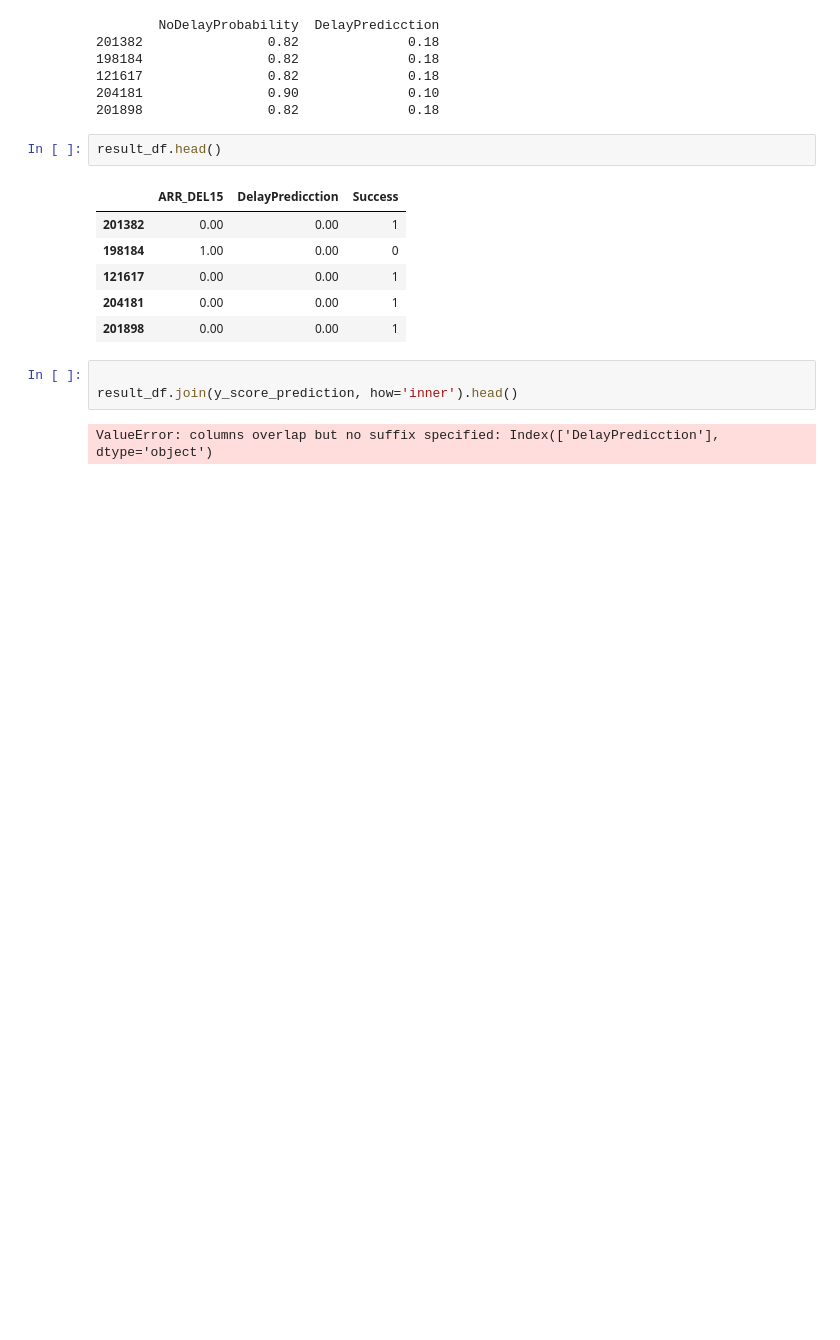
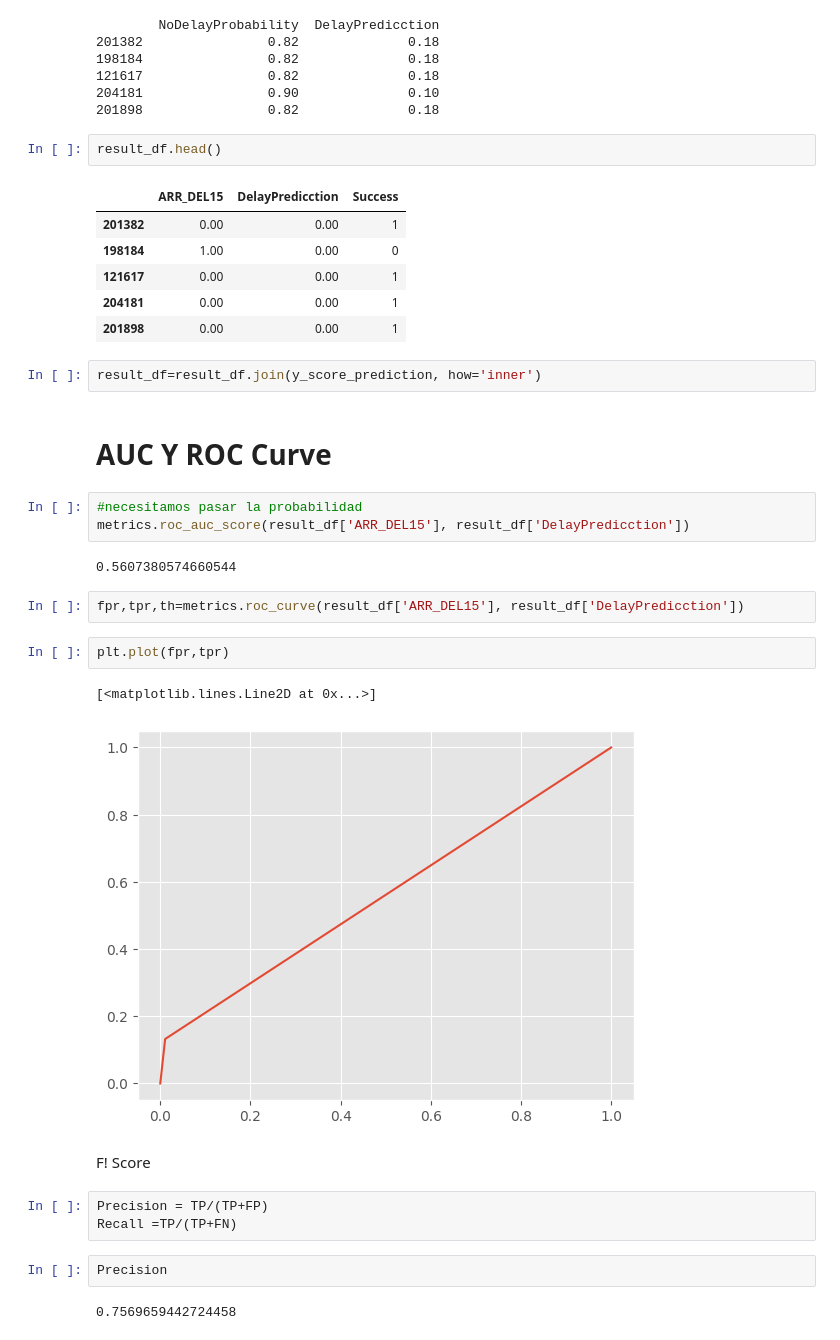
Before and after one commit to KARENCMP82/Python, a Jupyter notebook: Clasificacion_Clase.ipynb, the cells around one changed output. Cells and saved outputs as stored; diff of their text form; blank space fills up the shorter version.

```diff
--- a/Clasificacion_Clase.ipynb
+++ b/Clasificacion_Clase.ipynb
@@ -925,7 +925,27 @@ result_df.head()
 | 204181 | 0.00 | 0.00 | 1 |
 | 201898 | 0.00 | 0.00 | 1 |
 # %%
-
-result_df.join(y_score_prediction, how='inner').head()
+result_df=result_df.join(y_score_prediction, how='inner')
-# %% [output]
-ValueError: columns overlap but no suffix specified: Index(['DelayPredicction'], dtype='object')
+# %% [markdown]
+# AUC Y ROC Curve
+# %%
+#necesitamos pasar la probabilidad
+metrics.roc_auc_score(result_df['ARR_DEL15'], result_df['DelayPredicction'])
+# %% [output]
+0.5607380574660544
+# %%
+fpr,tpr,th=metrics.roc_curve(result_df['ARR_DEL15'], result_df['DelayPredicction'])
+# %%
+plt.plot(fpr,tpr)
+# %% [output]
+[<matplotlib.lines.Line2D at 0x...>]
+[figure, added]
+# %% [markdown]
+F! Score
+# %%
+Precision = TP/(TP+FP)
+Recall =TP/(TP+FN)
+# %%
+Precision
+# %% [output]
+0.7569659442724458
```
Also changed, not shown: parts of 1 cell of this notebook.
